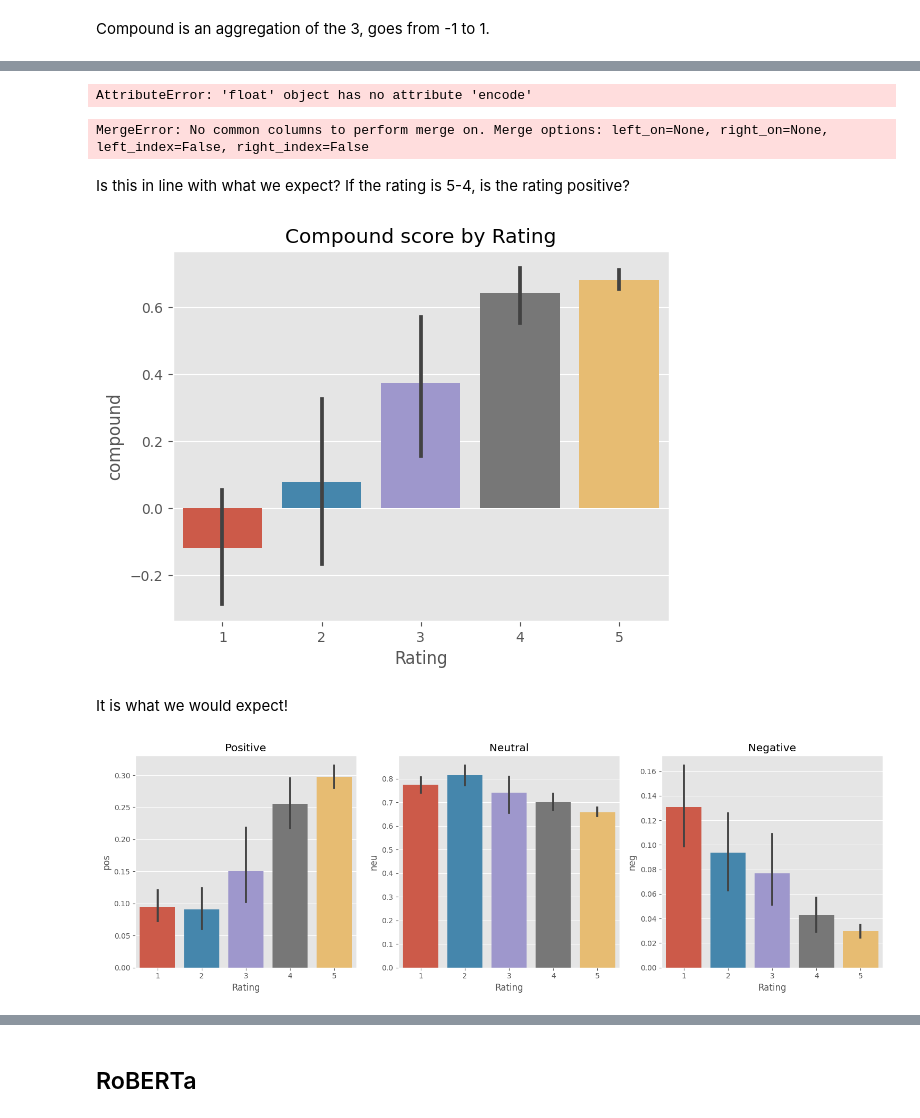
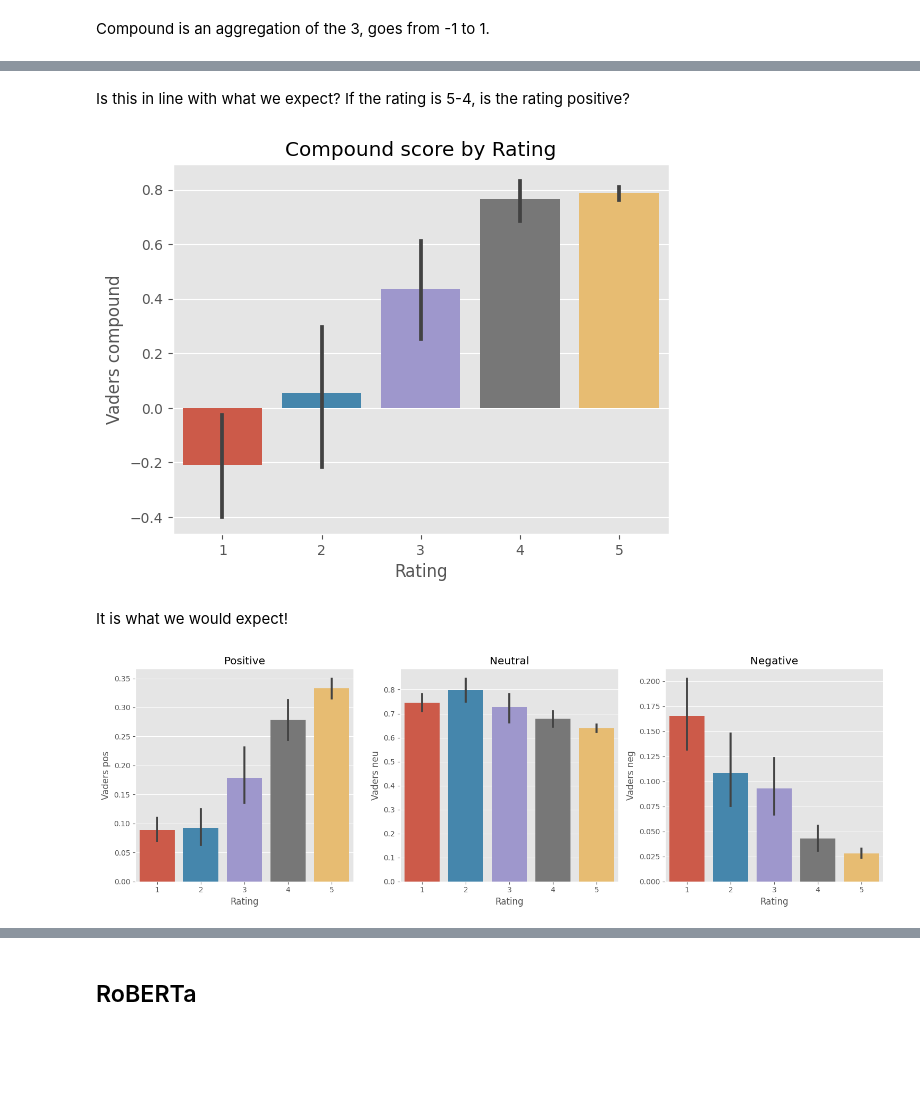
Before and after one commit to DavidAlexanderMoe/Sentiment-Analysis-and-Web-Scraping, a Jupyter notebook: Scripts/Analysis/2. EDA.ipynb, the cells around one changed output, grey strips where cells are left out. Saved outputs shown, nothing was run; the diff lists cells and outputs as text; code cells hidden in the pictures; blank space fills up the shorter version.

```diff
--- a/Scripts/Analysis/2. EDA.ipynb
+++ b/Scripts/Analysis/2. EDA.ipynb
@@ -469,0 +497,3 @@ iplot(fig, filename='word-plots')
+# %%
+for i in range(1,4):
+    ngram_plot('neutral', i)
@@ -641,0 +688,18 @@ sia.polarity_scores('I am so happy!')
+# %%
+# run on entire dataset
+results = {}
+for i, row in df.iterrows():
+    text = row['Review']
+    Id = i
+    results[Id] = sia.polarity_scores(text)
+# %%
+vaders = pd.DataFrame(results).T
+vaders = vaders.reset_index().rename(columns={'index': 'Id',
+                                              'neg': 'Vaders neg',
+                                              'neu': 'Vaders neu',
+                                              'pos': 'Vaders pos',
+                                              'compound': 'Vaders compound'})
+
+df['Id'] = range(df.shape[0])
+vaders = vaders.merge(df, how='left')
+vaders.head(1)
@@ -675,38 +711,22 @@ Word Count
-# %%
-# run on entire dataset
-results = {}
-for i, row in tqdm(df.iterrows(), total = len(df)):
-    text = row['Content']
-    Id = i
-    results[Id] = sia.polarity_scores(text)
-# %% [output]
-AttributeError: 'float' object has no attribute 'encode'
-# %%
-vaders = pd.DataFrame(results).T
-vaders = vaders.reset_index().rename(columns={'index': 'Id'})
-vaders = vaders.merge(df, how='left')
-vaders.head()
-# %% [output]
-MergeError: No common columns to perform merge on. Merge options: left_on=None, right_on=None, left_index=False, right_index=False
 # %% [markdown]
 Is this in line with what we expect? If the rating is 5-4, is the rating positive?
 # %%
-ax = sns.barplot(data=vaders, x='Rating', y='compound')
+ax = sns.barplot(data=vaders, x='Rating', y='Vaders compound')
 ax.set_title('Compound score by Rating')
 plt.show()
 # %% [output]
-[figure, old version]
+[figure, new version]
 # %% [markdown]
 It is what we would expect!
 # %%
 fig, axs = plt.subplots(1, 3, figsize=(15,5))
-sns.barplot(data = vaders, x='Rating', y='pos', ax = axs[0])
-sns.barplot(data = vaders, x='Rating', y='neu', ax = axs[1])
-sns.barplot(data = vaders, x='Rating', y='neg', ax = axs[2])
+sns.barplot(data = vaders, x='Rating', y='Vaders pos', ax = axs[0])
+sns.barplot(data = vaders, x='Rating', y='Vaders neu', ax = axs[1])
+sns.barplot(data = vaders, x='Rating', y='Vaders neg', ax = axs[2])
 axs[0].set_title('Positive')
 axs[1].set_title('Neutral')
 axs[2].set_title('Negative')
 plt.tight_layout()
 plt.show()
 # %% [output]
-[figure, old version]
+[figure, new version]
```
Also changed, not shown: parts of 40 cells of this notebook.
